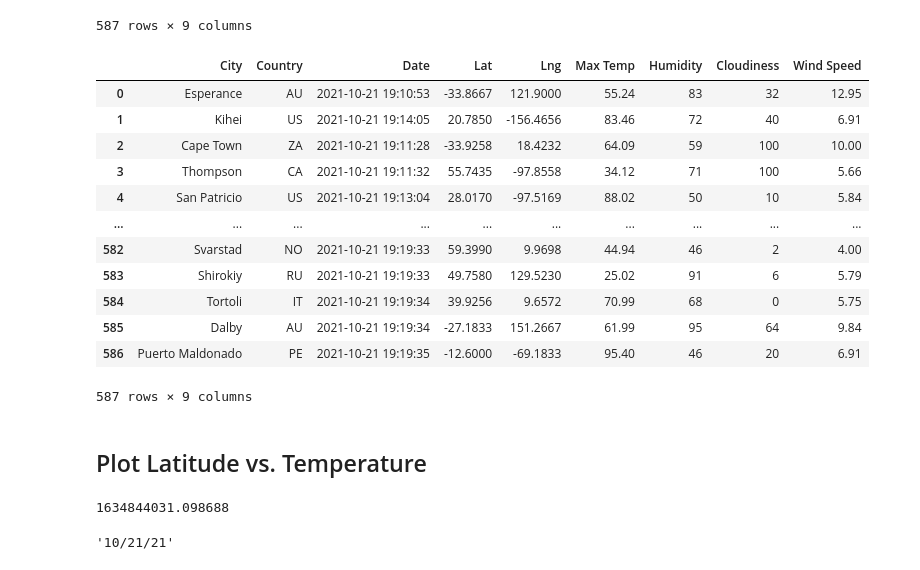
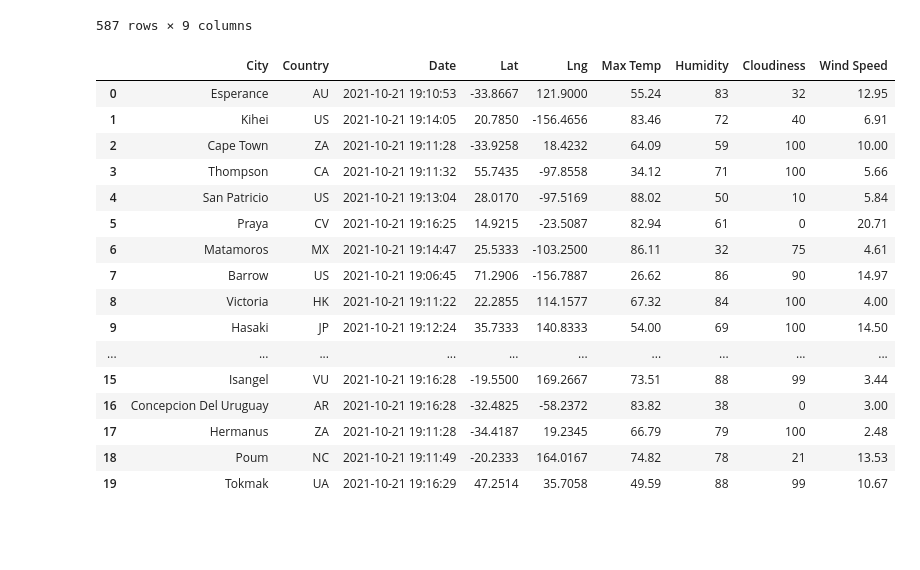
Before and after one commit to harg74/World_Weather_Analysis, a Jupyter notebook: WeatherPy.ipynb, the cells around one changed output. Cells and saved outputs as stored; diff of their text form; code cells hidden in the pictures; blank space fills up the shorter version.

```diff
--- a/WeatherPy.ipynb
+++ b/WeatherPy.ipynb
@@ -337,25 +337,27 @@ city_data_df
 new_column_order=['City', 'Country', 'Date', 'Lat', 'Lng', 'Max Temp', 'Humidity', 'Cloudiness', 'Wind Speed']
 # %%
 city_data_df=city_data_df[new_column_order]
-city_data_df
+city_data_df.head(20)
 # %% [output]
 |  | City | Country | Date | Lat | Lng | Max Temp | Humidity | Cloudiness | Wind Speed |
 | 0 | Esperance | AU | 2021-10-21 19:10:53 | -33.8667 | 121.9000 | 55.24 | 83 | 32 | 12.95 |
 | 1 | Kihei | US | 2021-10-21 19:14:05 | 20.7850 | -156.4656 | 83.46 | 72 | 40 | 6.91 |
 | 2 | Cape Town | ZA | 2021-10-21 19:11:28 | -33.9258 | 18.4232 | 64.09 | 59 | 100 | 10.00 |
 | 3 | Thompson | CA | 2021-10-21 19:11:32 | 55.7435 | -97.8558 | 34.12 | 71 | 100 | 5.66 |
 | 4 | San Patricio | US | 2021-10-21 19:13:04 | 28.0170 | -97.5169 | 88.02 | 50 | 10 | 5.84 |
+| 5 | Praya | CV | 2021-10-21 19:16:25 | 14.9215 | -23.5087 | 82.94 | 61 | 0 | 20.71 |
+| 6 | Matamoros | MX | 2021-10-21 19:14:47 | 25.5333 | -103.2500 | 86.11 | 32 | 75 | 4.61 |
+| 7 | Barrow | US | 2021-10-21 19:06:45 | 71.2906 | -156.7887 | 26.62 | 86 | 90 | 14.97 |
+| 8 | Victoria | HK | 2021-10-21 19:11:22 | 22.2855 | 114.1577 | 67.32 | 84 | 100 | 4.00 |
+| 9 | Hasaki | JP | 2021-10-21 19:12:24 | 35.7333 | 140.8333 | 54.00 | 69 | 100 | 14.50 |
 | ... | ... | ... | ... | ... | ... | ... | ... | ... | ... |
-| 582 | Svarstad | NO | 2021-10-21 19:19:33 | 59.3990 | 9.9698 | 44.94 | 46 | 2 | 4.00 |
-| 583 | Shirokiy | RU | 2021-10-21 19:19:33 | 49.7580 | 129.5230 | 25.02 | 91 | 6 | 5.79 |
-| 584 | Tortoli | IT | 2021-10-21 19:19:34 | 39.9256 | 9.6572 | 70.99 | 68 | 0 | 5.75 |
-| 585 | Dalby | AU | 2021-10-21 19:19:34 | -27.1833 | 151.2667 | 61.99 | 95 | 64 | 9.84 |
-| 586 | Puerto Maldonado | PE | 2021-10-21 19:19:35 | -12.6000 | -69.1833 | 95.40 | 46 | 20 | 6.91 |
+| 15 | Isangel | VU | 2021-10-21 19:16:28 | -19.5500 | 169.2667 | 73.51 | 88 | 99 | 3.44 |
+| 16 | Concepcion Del Uruguay | AR | 2021-10-21 19:16:28 | -32.4825 | -58.2372 | 83.82 | 38 | 0 | 3.00 |
+| 17 | Hermanus | ZA | 2021-10-21 19:11:28 | -34.4187 | 19.2345 | 66.79 | 79 | 100 | 2.48 |
+| 18 | Poum | NC | 2021-10-21 19:11:49 | -20.2333 | 164.0167 | 74.82 | 78 | 21 | 13.53 |
+| 19 | Tokmak | UA | 2021-10-21 19:16:29 | 47.2514 | 35.7058 | 49.59 | 88 | 99 | 10.67 |
-587 rows × 9 columns
 # %%
 # Create the output file (CSV).
 output_data_file = "/Users/humbertorodriguez/Documents/Bootcamp_Data_Analyst/Module_6/Async/World_Weather_Analysis/cities.csv"
 # Export the City_Data into a CSV.
 city_data_df.to_csv(output_data_file, index_label="City_ID")
-# %% [markdown]
-## Plot Latitude vs. Temperature
@@ -369,13 +363,0 @@ wind_speed = city_data_df["Wind Speed"]
-# %%
-# Import the time module.
-import time
-# Get today's date in seconds.
-today = time.time()
-today
-# %% [output]
-1634844031.098688
-# %%
-today=time.strftime('%x')
-today
-# %% [output]
-'10/21/21'
```
Also changed, not shown: parts of 43 cells of this notebook.
